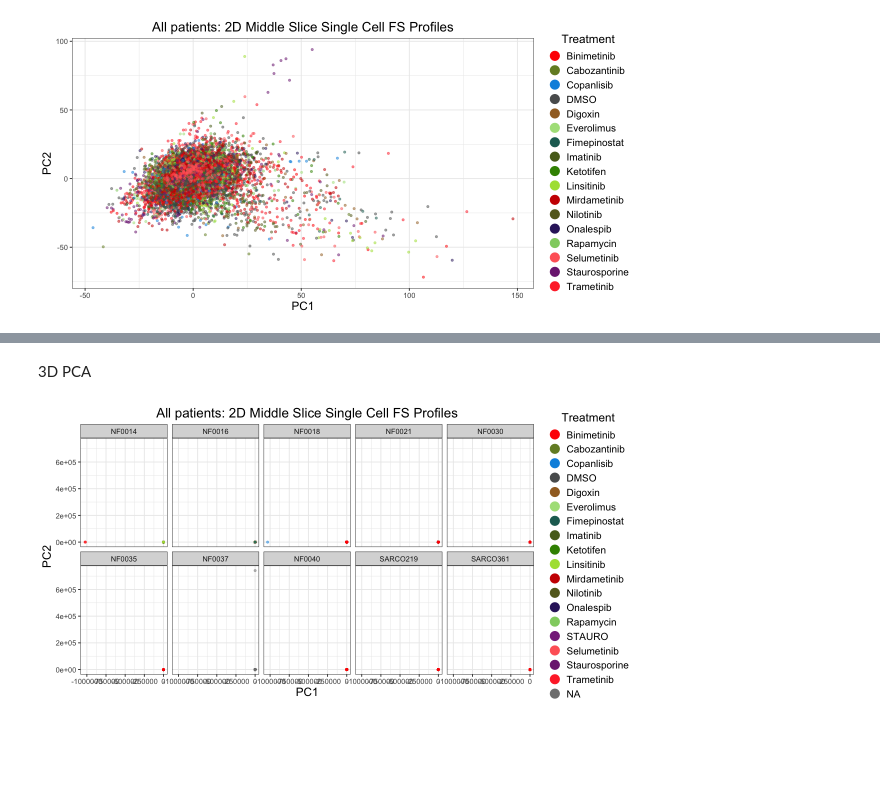
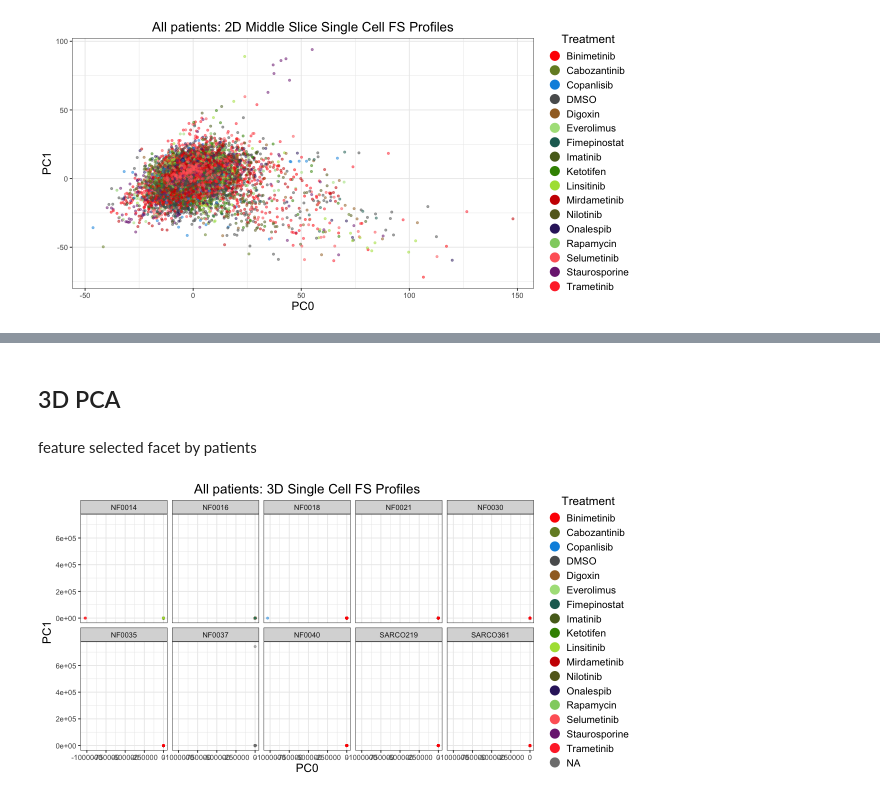
Before and after one commit to MikeLippincott/NF1_organoid_profile_analysis, a Jupyter notebook: 1.EDA/notebooks/2a.plot_pca.ipynb, the cells around one changed output, grey strips where cells are left out. Cells and saved outputs as stored; diff of their text form; code cells hidden in the pictures; blank space fills up the shorter version.

```diff
--- a/1.EDA/notebooks/2a.plot_pca.ipynb
+++ b/1.EDA/notebooks/2a.plot_pca.ipynb
@@ -116,7 +118,7 @@ custom_treatment_palette <- c(
     'Selumetinib' = "#ff6666"        # Lighter red (MEK inhibitor)
 )
 # %%
-umap_theme <- theme(
+pca_theme <- theme(
         plot.title = element_text(hjust = 0.5, size = 16),
         axis.title.x = element_text(size = 14),
         axis.title.y = element_text(size = 14),
@@ -191,19 +239,14 @@ pca_sc_plot
 # %%
-# Define the output path for figures
-figures_path <- file.path(root_dir, "1.EDA/figures/pca/2D/middle_slice")
-# Create the directory if it doesn't exist
-dir.create(figures_path, showWarnings = FALSE, recursive = TRUE)
-
 width <- 10
 height <- 5
 options(repr.plot.width = width, repr.plot.height = height)
 pca_sc_plot <- (
-    ggplot(middle_slice_2D_sc_pca_results, aes(x = PC1, y = PC2, color = Metadata_treatment))
+    ggplot(middle_slice_2D_sc_pca_results, aes(x = PC0, y = PC1, color = Metadata_treatment))
     + geom_point(alpha = 0.5, size = 1)
     + scale_color_manual(values = custom_treatment_palette)
-    + labs(title = "All patients: 2D Middle Slice Single Cell FS Profiles", x = "PC1", y = "PC2")
+    + labs(title = "All patients: 2D Middle Slice Single Cell FS Profiles", x = "PC0", y = "PC1")
     + theme_bw()
-    + umap_theme
+    + pca_theme
 
     + guides(
         color = guide_legend(
@@ -214,7 +257,7 @@ pca_sc_plot <- (
     )
     + facet_wrap(~Metadata_patient, nrow = 2)
 )
-pca_2d_sc_middle_slice_faceted_path <- file.path(figures_path, "all_patients_2D_middle_slice_pca_sc_features_facet_by_patient.png")
+pca_2d_sc_middle_slice_faceted_path <- file.path(figures_path, "2D", "middle_slice", "all_patients_2D_middle_slice_pca_sc_features_facet_by_patient.png")
 ggsave(pca_sc_plot, file = pca_2d_sc_middle_slice_faceted_path, width = width, height = height, dpi = 300)
 pca_sc_plot
 # %% [output]
@@ -222,19 +267,14 @@ pca_sc_plot
 # %%
-# Define the output path for figures
-figures_path <- file.path(root_dir, "1.EDA/figures/pca/2D/middle_slice")
-# Create the directory if it doesn't exist
-dir.create(figures_path, showWarnings = FALSE, recursive = TRUE)
-
 width <- 10
 height <- 5
 options(repr.plot.width = width, repr.plot.height = height)
 pca_sc_plot <- (
-    ggplot(max_projection_2D_sc_pca_results, aes(x = PC1, y = PC2, color = Metadata_treatment))
+    ggplot(max_projection_2D_sc_pca_results, aes(x = PC0, y = PC1, color = Metadata_treatment))
     + geom_point(alpha = 0.5, size = 1)
     + scale_color_manual(values = custom_treatment_palette)
-    + labs(title = "All patients: 2D Middle Slice Single Cell FS Profiles", x = "PC1", y = "PC2")
+    + labs(title = "All patients: 2D Middle Slice Single Cell FS Profiles", x = "PC0", y = "PC1")
     + theme_bw()
-    + umap_theme
+    + pca_theme
 
     + guides(
         color = guide_legend(
@@ -244,7 +284,7 @@ pca_sc_plot <- (
         )
     )
 )
-pca_2d_sc_middle_slice_path <- file.path(figures_path, "all_patients_2D_middle_slice_pca_sc_features.png")
+pca_2d_sc_middle_slice_path <- file.path(figures_path, "2D", "middle_slice", "all_patients_2D_middle_slice_pca_sc_features.png")
 ggsave(pca_sc_plot, file = pca_2d_sc_middle_slice_path, width = width, height = height, dpi = 300)
 pca_sc_plot
 # %% [output]
@@ -252,33 +338,30 @@ pca_sc_plot
 # %% [markdown]
-3D PCA
+## 3D PCA
+# %% [markdown]
+feature selected facet by patients
 # %%
-# Define the output path for figures
-figures_path <- file.path(root_dir, "1.EDA/figures/pca/3D")
-# Create the directory if it doesn't exist
-dir.create(figures_path, showWarnings = FALSE, recursive = TRUE)
-
 width <- 10
 height <- 5
 options(repr.plot.width = width, repr.plot.height = height)
 pca_sc_plot <- (
-    ggplot(sc_3D_pca_results, aes(x = PC1, y = PC2, color = Metadata_treatment))
+    ggplot(sc_3D_pca_results, aes(x = PC0, y = PC1, color = Metadata_treatment))
     + geom_point(alpha = 0.5, size = 1)
     + scale_color_manual(values = custom_treatment_palette)
-    + labs(title = "All patients: 3D Single Cell FS Profiles", x = "PC1", y = "PC2")
+    + labs(title = "All patients: 3D Single Cell FS Profiles", x = "PC0", y = "PC1")
     + theme_bw()
-    + umap_theme
+    + pca_theme
 
     + guides(
         color = guide_legend(
             title = "Treatment",
             override.aes = list(alpha = 1, size = 5),
             ncol = 1
         )
     )
     + facet_wrap(~Metadata_patient, nrow = 2)
 )
-pca_3d_sc_faceted_path <- file.path(figures_path, "all_patients_3D_sc_features_facet_by_patient.png")
+pca_3d_sc_faceted_path <- file.path(figures_path, "3D", "all_patients_3D_sc_features_facet_by_patient.png")
 ggsave(pca_sc_plot, file = pca_3d_sc_faceted_path, width = width, height = height, dpi = 300)
 pca_sc_plot
 # %% [output]
-[figure, old version]
+[figure, new version]
```
Also changed, not shown: parts of 24 cells of this notebook, 17 other files.
